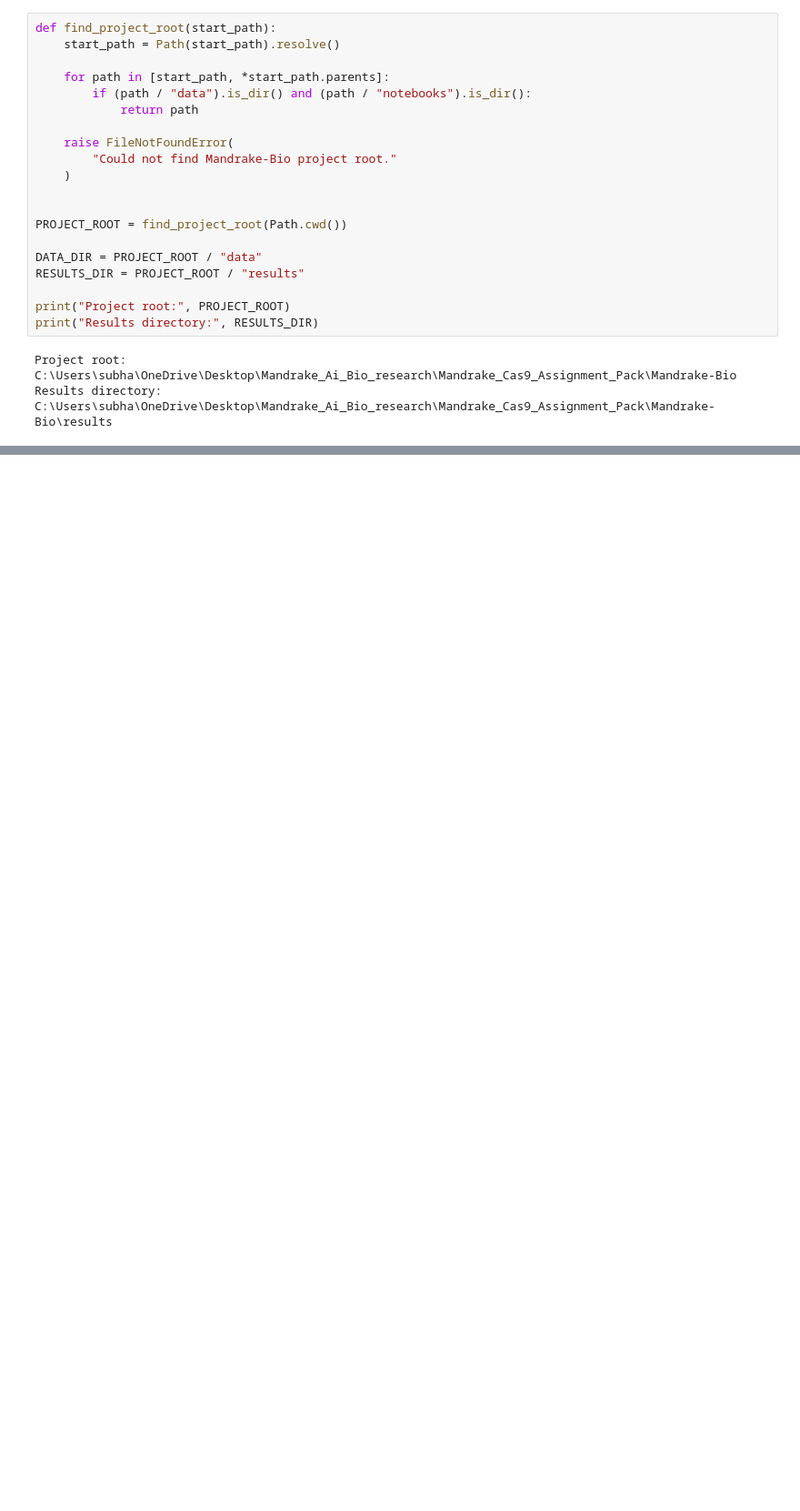
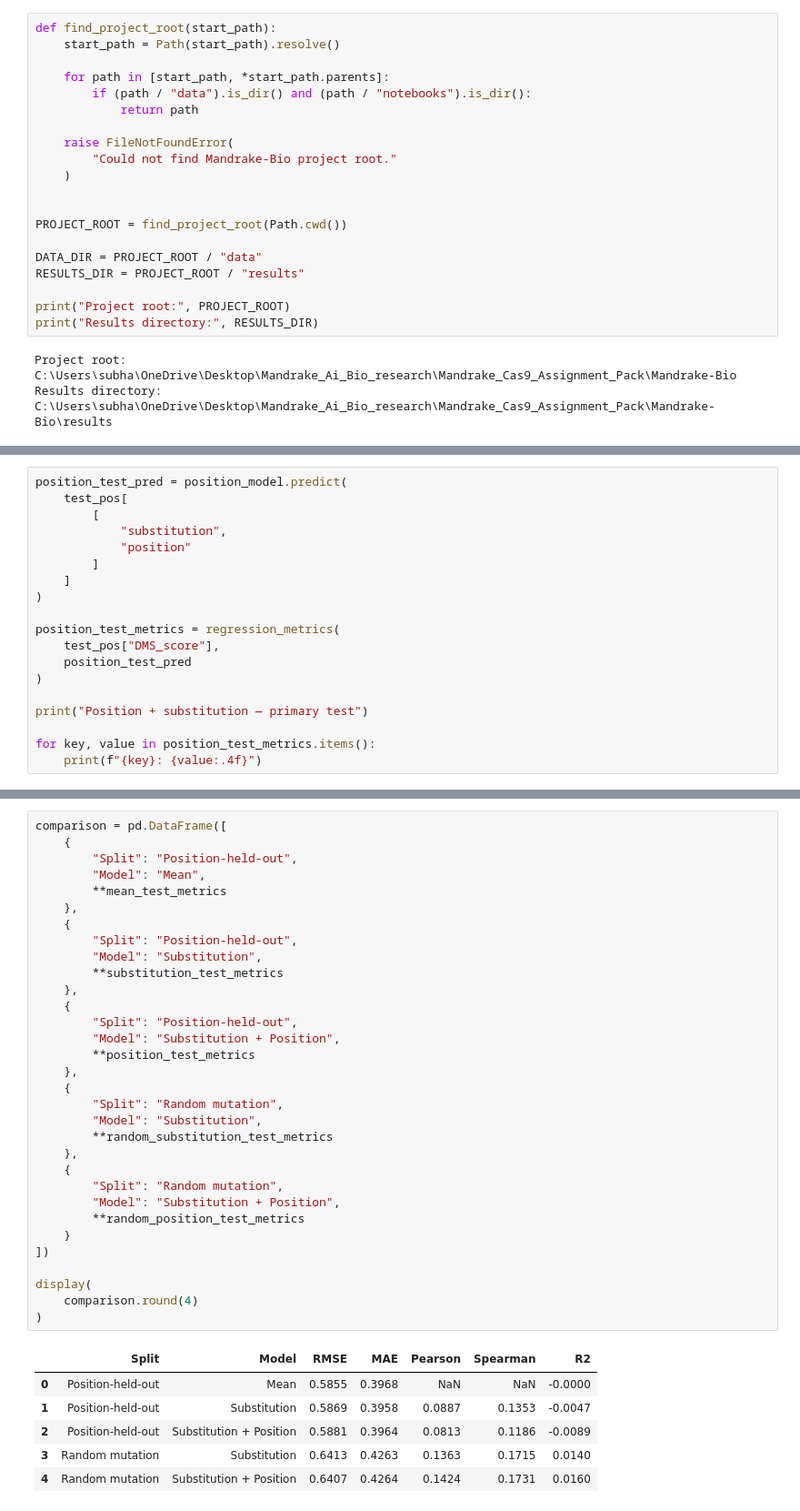
Before and after one commit to subhash-kurmana/Mandrake-Bio, a Jupyter notebook: notebooks/02_baselines_and_protein_model.ipynb, the cells around one changed output, grey strips where cells are left out. Shown at 91% size. Cells and saved outputs as stored; diff of their text form; blank space fills up the shorter version.

```diff
--- a/notebooks/02_baselines_and_protein_model.ipynb
+++ b/notebooks/02_baselines_and_protein_model.ipynb
@@ -85,0 +471,19 @@ Dataset shape: (8117, 7)
+# %%
+position_test_pred = position_model.predict(
+    test_pos[
+        [
+            "substitution",
+            "position"
+        ]
+    ]
+)
+
+position_test_metrics = regression_metrics(
+    test_pos["DMS_score"],
+    position_test_pred
+)
+
+print("Position + substitution — primary test")
+
+for key, value in position_test_metrics.items():
+    print(f"{key}: {value:.4f}")
@@ -85,0 +627,39 @@ Dataset shape: (8117, 7)
+# %%
+comparison = pd.DataFrame([
+    {
+        "Split": "Position-held-out",
+        "Model": "Mean",
+        **mean_test_metrics
+    },
+    {
+        "Split": "Position-held-out",
+        "Model": "Substitution",
+        **substitution_test_metrics
+    },
+    {
+        "Split": "Position-held-out",
+        "Model": "Substitution + Position",
+        **position_test_metrics
+    },
+    {
+        "Split": "Random mutation",
+        "Model": "Substitution",
+        **random_substitution_test_metrics
+    },
+    {
+        "Split": "Random mutation",
+        "Model": "Substitution + Position",
+        **random_position_test_metrics
+    }
+])
+
+display(
+    comparison.round(4)
+)
+# %% [output]
+|  | Split | Model | RMSE | MAE | Pearson | Spearman | R2 |
+| 0 | Position-held-out | Mean | 0.5855 | 0.3968 | NaN | NaN | -0.0000 |
+| 1 | Position-held-out | Substitution | 0.5869 | 0.3958 | 0.0887 | 0.1353 | -0.0047 |
+| 2 | Position-held-out | Substitution + Position | 0.5881 | 0.3964 | 0.0813 | 0.1186 | -0.0089 |
+| 3 | Random mutation | Substitution | 0.6413 | 0.4263 | 0.1363 | 0.1715 | 0.0140 |
+| 4 | Random mutation | Substitution + Position | 0.6407 | 0.4264 | 0.1424 | 0.1731 | 0.0160 |
```
Also changed, not shown: parts of 22 cells of this notebook.
